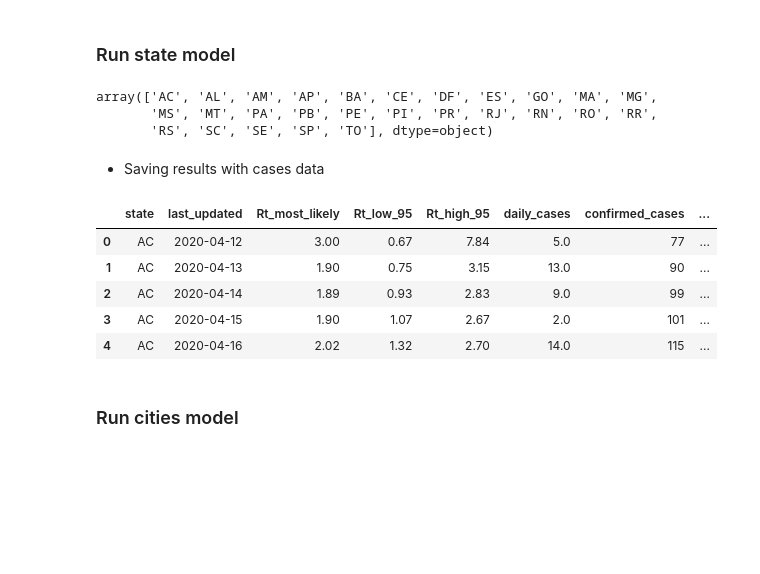
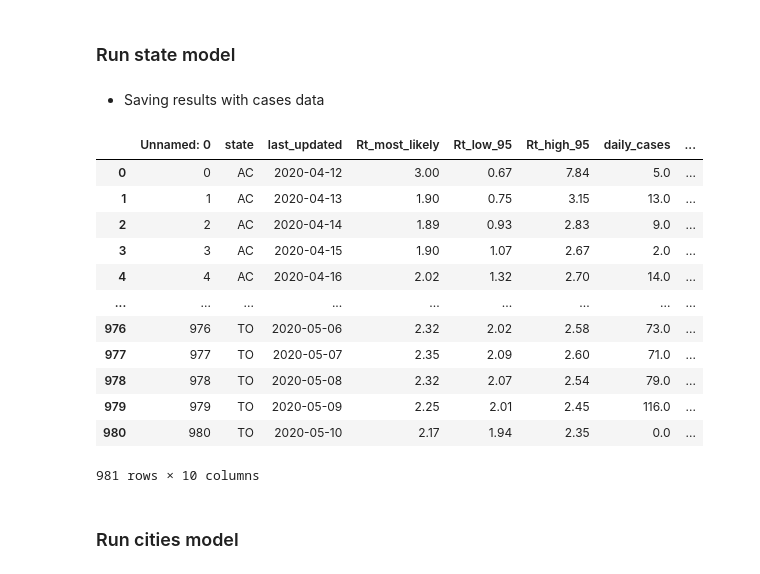
Before and after one commit to ImpulsoGov/coronacidades-datasource, a Jupyter notebook: notebooks/estimate_reproduction_number.ipynb, the cells around one changed output. Drawn from its saved outputs; the diff is of its cells as text; code cells hidden in the pictures; blank space fills up the shorter version.

```diff
--- a/notebooks/estimate_reproduction_number.ipynb
+++ b/notebooks/estimate_reproduction_number.ipynb
@@ -165,31 +165,20 @@ state_results = pd.concat(results)
 # %%
-# Check all states
-state_results.reset_index().state.unique()
+# # Check all states
+# state_results.reset_index().state.unique()
-# %% [output]
-array(['AC', 'AL', 'AM', 'AP', 'BA', 'CE', 'DF', 'ES', 'GO', 'MA', 'MG',
-       'MS', 'MT', 'PA', 'PB', 'PE', 'PI', 'PR', 'RJ', 'RN', 'RO', 'RR',
-       'RS', 'SC', 'SE', 'SP', 'TO'], dtype=object)
 # %% [markdown]
 * Saving results with cases data
 # %%
-cases_cols = [
-    'daily_cases',
-    'confirmed_cases',
-    'active_cases'
-]
+# cases_cols = [
+#     'daily_cases',
+#     'confirmed_cases',
+#     'active_cases'
+# ]
 
-df_state_cases = df[~df['state_notification_rate'].isnull()]\
-                    .groupby(['state', 'last_updated'])[cases_cols]\
-                    .sum()\
-                    .round(0)\
-                    .join(df.groupby(['state', 'last_updated'])['state_notification_rate'].max())
+# df_state_cases = df[~df['state_notification_rate'].isnull()]\
+#                     .groupby(['state', 'last_updated'])[cases_cols]\
+#                     .sum()\
+#                     .round(0)\
+#                     .join(df.groupby(['state', 'last_updated'])['state_notification_rate'].max())
 
-state_results = state_results.join(df_state_cases).reset_index()
-state_results.head()
+# state_results = state_results.join(df_state_cases).reset_index()
+# state_results.head()
-# %% [output]
-|  | state | last_updated | Rt_most_likely | Rt_low_95 | Rt_high_95 | daily_cases | confirmed_cases | ... |
-| 0 | AC | 2020-04-12 | 3.00 | 0.67 | 7.84 | 5.0 | 77 | ... |
-| 1 | AC | 2020-04-13 | 1.90 | 0.75 | 3.15 | 13.0 | 90 | ... |
-| 2 | AC | 2020-04-14 | 1.89 | 0.93 | 2.83 | 9.0 | 99 | ... |
-| 3 | AC | 2020-04-15 | 1.90 | 1.07 | 2.67 | 2.0 | 101 | ... |
-| 4 | AC | 2020-04-16 | 2.02 | 1.32 | 2.70 | 14.0 | 115 | ... |
@@ -198,3 +185,21 @@ state_results.to_csv('br_states_estimated_rt.csv')
+# %%
+# state_results.to_csv('br_states_estimated_rt.csv')
+state_results = pd.read_csv('br_states_estimated_rt.csv')
+state_results
+# %% [output]
+|  | Unnamed: 0 | state | last_updated | Rt_most_likely | Rt_low_95 | Rt_high_95 | daily_cases | ... |
+| 0 | 0 | AC | 2020-04-12 | 3.00 | 0.67 | 7.84 | 5.0 | ... |
+| 1 | 1 | AC | 2020-04-13 | 1.90 | 0.75 | 3.15 | 13.0 | ... |
+| 2 | 2 | AC | 2020-04-14 | 1.89 | 0.93 | 2.83 | 9.0 | ... |
+| 3 | 3 | AC | 2020-04-15 | 1.90 | 1.07 | 2.67 | 2.0 | ... |
+| 4 | 4 | AC | 2020-04-16 | 2.02 | 1.32 | 2.70 | 14.0 | ... |
+| ... | ... | ... | ... | ... | ... | ... | ... | ... |
+| 976 | 976 | TO | 2020-05-06 | 2.32 | 2.02 | 2.58 | 73.0 | ... |
+| 977 | 977 | TO | 2020-05-07 | 2.35 | 2.09 | 2.60 | 71.0 | ... |
+| 978 | 978 | TO | 2020-05-08 | 2.32 | 2.07 | 2.54 | 79.0 | ... |
+| 979 | 979 | TO | 2020-05-09 | 2.25 | 2.01 | 2.45 | 116.0 | ... |
+| 980 | 980 | TO | 2020-05-10 | 2.17 | 1.94 | 2.35 | 0.0 | ... |
+981 rows × 10 columns
 # %% [markdown]
 ### Run cities model
 # %% [markdown]
```
Also changed, not shown: parts of 20 cells of this notebook, 2 other files.
